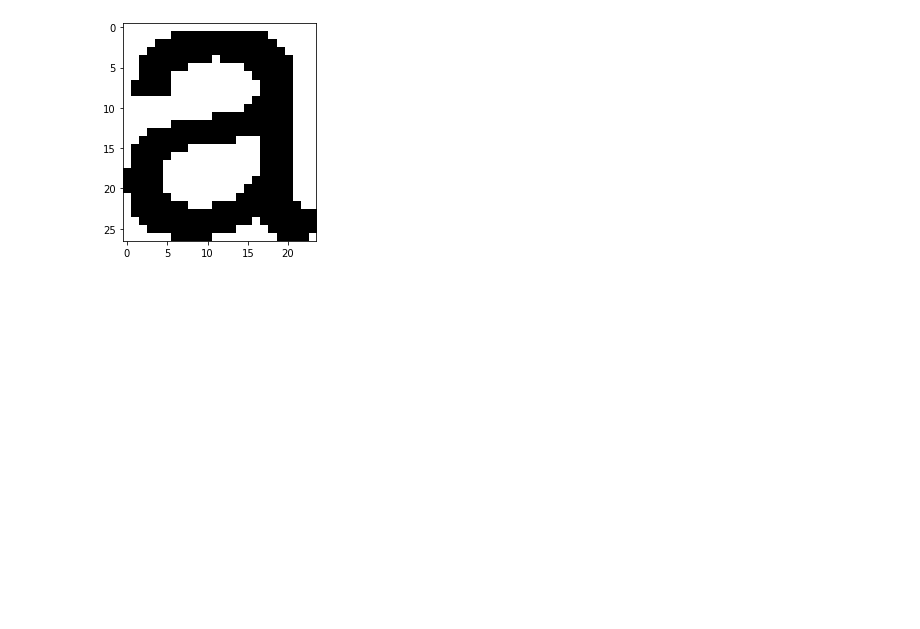
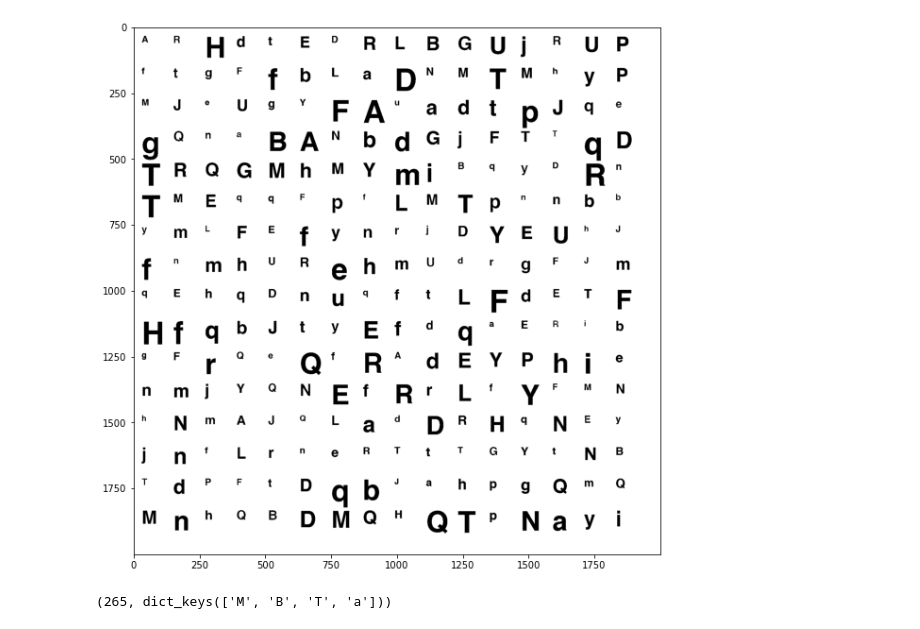
Before and after one commit to vinaykudari/ub, a Jupyter notebook: spring-22/CSE573-CVIP/OCR/notebook.ipynb, the cells around one changed output. Drawn from its saved outputs; the diff is of its cells as text; code cells hidden in the pictures; blank space fills up the shorter version.

```diff
--- a/spring-22/CSE573-CVIP/OCR/notebook.ipynb
+++ b/spring-22/CSE573-CVIP/OCR/notebook.ipynb
@@ -127,6 +180,35 @@ def gaussian_pyramid(image, n, kernel_len=5, sigma=1):
         res.append(image)
 
     return res
+# %%
+def otsu(image, *args, **kwargs):
+    pixel_number = image.shape[0] * image.shape[1]
+    mean_weight = 1.0 / pixel_number
+    his, bins = np.histogram(image, np.arange(0, 257))
+    final_thresh = -1
+    final_value = -1
+    intensity_arr = np.arange(256)
+
+    for t in bins[1:-1]:
+        pcb = np.sum(his[:t])
+        pcf = np.sum(his[t:])
+        Wb = pcb * mean_weight
+        Wf = pcf * mean_weight
+
+        mub = np.sum(intensity_arr[:t] * his[:t]) / float(pcb)
+        muf = np.sum(intensity_arr[t:] * his[t:]) / float(pcf)
+
+        value = Wb * Wf * (mub - muf) ** 2
+
+        if value > final_value:
+            final_thresh = t
+            final_value = value
+
+    output = image.copy()
+    output[image > final_thresh] = 255
+    output[image < final_thresh] = 0
+
+    return output
 # %%
 def expand(image, factor=2):
     "Nearest neighbour interpolation"
@@ -414,3 +254,0 @@ import json
-# %%
-with open('data/groundtruth.json') as f:
-    x = eval(f.read())
@@ -421,4 +254,0 @@ def test(k):
-# %%
-test(x[14]['bbox'])
-# %% [output]
-[figure, removed]
@@ -424,0 +275,8 @@ test(x[14]['bbox'])
+# %%
+# apply Sauvola local adaptive thresholding
+img = cv2.imread(f'{BASE_PATH}/test_img.jpg', cv2.IMREAD_GRAYSCALE)
+bin_img = otsu(img, 100)
+plt.figure(figsize=(10, 12))
+_ = plt.imshow(bin_img, cmap='gray')
+# %% [output]
+[figure, added]
@@ -424,0 +322,4 @@ test(x[14]['bbox'])
+# %%
+len(components.keys()), characters.keys()
+# %% [output]
+(265, dict_keys(['M', 'B', 'T', 'a']))
```
Also changed, not shown: parts of 57 cells of this notebook, 6 other files.
